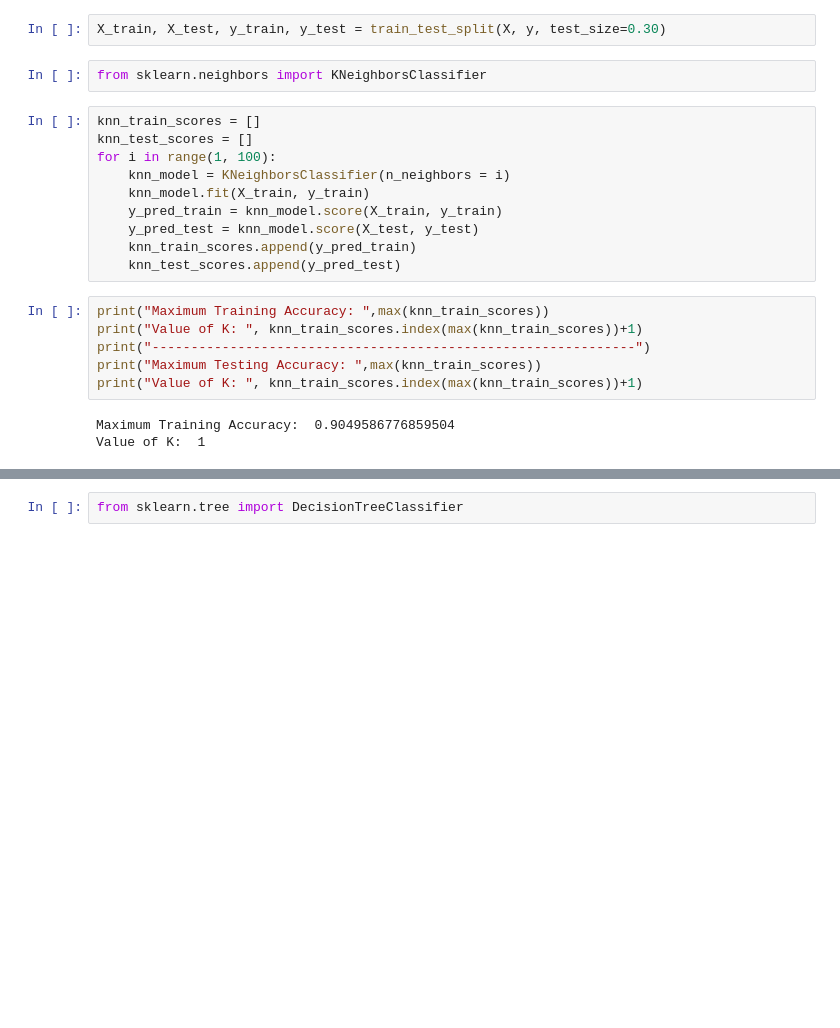
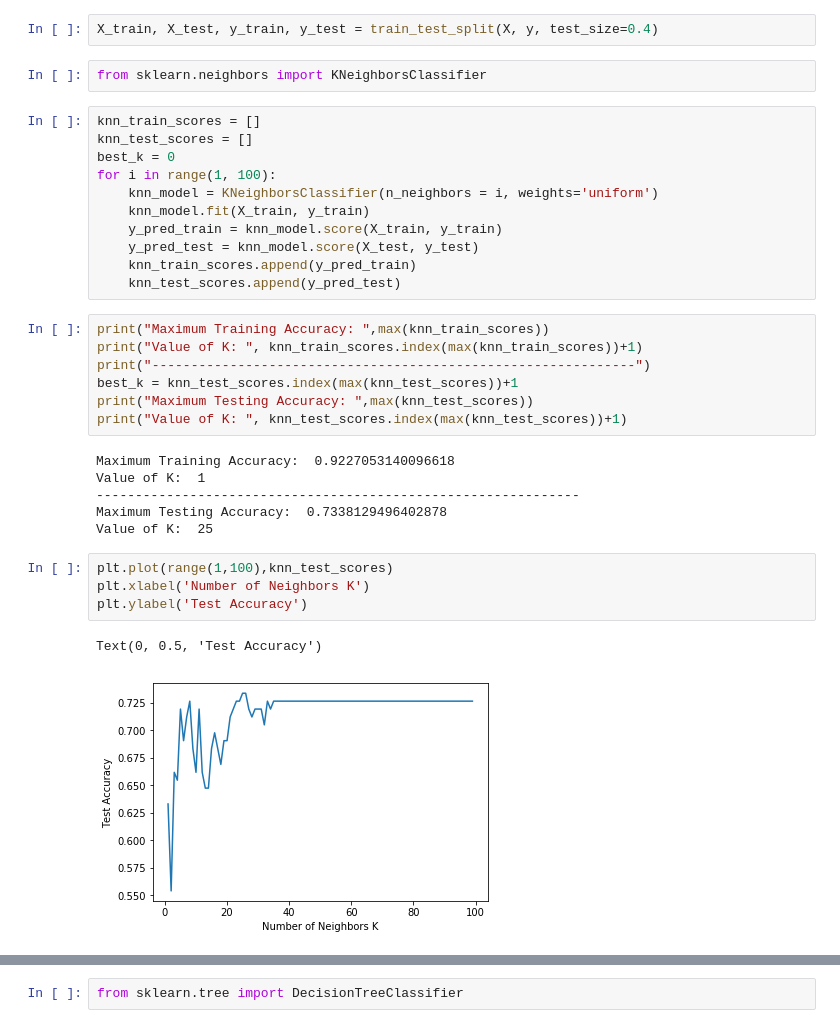
Before and after one commit to Abhi012G/IBM-The-Best-Classifier, a Jupyter notebook: The Best Classifier .ipynb, the cells around one changed output, grey strips where cells are left out. Drawn from its saved outputs; the diff is of its cells as text; blank space fills up the shorter version.

```diff
--- a/The Best Classifier .ipynb
+++ b/The Best Classifier .ipynb
@@ -244,14 +245,15 @@ array([[ 0.51578458,  0.92071769,  2.33152555, ..., -0.38170062,
 # %%
 from sklearn.model_selection import train_test_split
 # %%
-X_train, X_test, y_train, y_test = train_test_split(X, y, test_size=0.30)
+X_train, X_test, y_train, y_test = train_test_split(X, y, test_size=0.4)
 # %%
 from sklearn.neighbors import KNeighborsClassifier
 # %%
 knn_train_scores = []
 knn_test_scores = []
+best_k = 0
 for i in range(1, 100):
-    knn_model = KNeighborsClassifier(n_neighbors = i)
+    knn_model = KNeighborsClassifier(n_neighbors = i, weights='uniform')
     knn_model.fit(X_train, y_train)
     y_pred_train = knn_model.score(X_train, y_train)
     y_pred_test = knn_model.score(X_test, y_test)
@@ -261,8 +263,19 @@ for i in range(1, 100):
 print("Maximum Training Accuracy: ",max(knn_train_scores))
 print("Value of K: ", knn_train_scores.index(max(knn_train_scores))+1)
 print("--------------------------------------------------------------")
-print("Maximum Testing Accuracy: ",max(knn_train_scores))
-print("Value of K: ", knn_train_scores.index(max(knn_train_scores))+1)
+best_k = knn_test_scores.index(max(knn_test_scores))+1
+print("Maximum Testing Accuracy: ",max(knn_test_scores))
+print("Value of K: ", knn_test_scores.index(max(knn_test_scores))+1)
 # %% [output]
-Maximum Training Accuracy:  0.9049586776859504
+Maximum Training Accuracy:  0.9227053140096618
 Value of K:  1
+--------------------------------------------------------------
+Maximum Testing Accuracy:  0.7338129496402878
+Value of K:  25
+# %%
+plt.plot(range(1,100),knn_test_scores)
+plt.xlabel('Number of Neighbors K')
+plt.ylabel('Test Accuracy')
+# %% [output]
+Text(0, 0.5, 'Test Accuracy')
+[figure, added]
```
Also changed, not shown: parts of 8 cells of this notebook.
